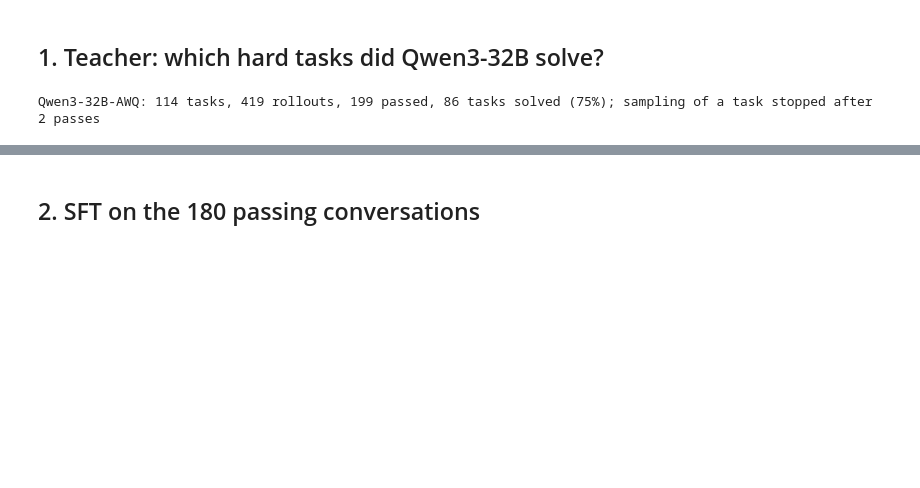
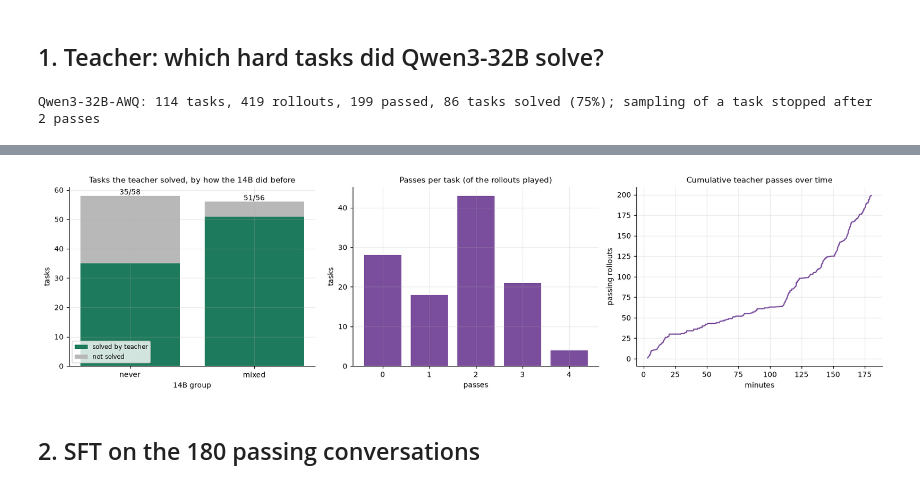
Before and after one commit to teacher57/qwen3-14b-tau-train, a Jupyter notebook: notebooks/distillation_experiment.ipynb, the cells around one changed output, grey strips where cells are left out. Saved outputs shown, nothing was run; the diff lists cells and outputs as text; code cells hidden in the pictures; blank space fills up the shorter version.

Commit message:
Rebuild the distillation notebook with matplotlib (images embedded, renders on GitHub)

```diff
--- a/notebooks/distillation_experiment.ipynb
+++ b/notebooks/distillation_experiment.ipynb
@@ -9,18 +9,16 @@
 
 **Honest summary of the result:** the new model scores +3.9 points pass^1 over the same-pod control (45.7% vs 41.7%), which is *not* statistically significant (paired permutation p = 0.15). Against the earlier baseline measurement (37.8%, other pod, 2 trials) the gap looks nominally significant (+8.7 points on the matched first two trials, p = 0.03), but the identical starting adapter re-run on the new pod scored +2.2 points higher than that earlier test (not significant by itself), so part of that gap is pod-to-pod drift. All three comparisons are shown below.
 # %%
-import json, math, random
+import json, math
 from collections import Counter, defaultdict
 from pathlib import Path
 import numpy as np
 import pandas as pd
-import plotly.graph_objects as go
-import plotly.io as pio
-from plotly.subplots import make_subplots
+import matplotlib.pyplot as plt
 from scipy import stats
 
-pio.renderers.default = "notebook_connected"
-pio.templates.default = "plotly_white"
+plt.rcParams.update({"figure.dpi": 110, "axes.spines.top": False, "axes.spines.right": False, "axes.grid": True,
+                     "grid.alpha": 0.25, "axes.titlesize": 10, "axes.labelsize": 9, "legend.fontsize": 8, "font.size": 9})
 ROOT = Path("..") if Path("../results/distill").exists() else Path(".")
 RUN = json.load(open(ROOT / "results/distill/distill_run.json"))
 TEACHER = json.load(open(ROOT / "results/distill/teacher_run.json"))
@@ -85,18 +79,19 @@ print(f"{S['model']}: {S['n_tasks']} tasks, {S['rollouts_done']} rollouts, {S['r
 pt = pd.DataFrame(TEACHER["per_task"])
 g = pt.groupby("group_14b").agg(tasks=("task_index", "count"), solved=("solved", "sum")).reindex(["never", "mixed", "always"]).dropna()
 g["unsolved"] = g["tasks"] - g["solved"]
-fig = make_subplots(rows=1, cols=3, subplot_titles=("Tasks the teacher solved, by how the 14B did before", "Passes per task (of the rollouts played)", "Cumulative teacher passes over time"),
-                    column_widths=[0.33, 0.33, 0.34])
-fig.add_bar(x=g.index, y=g["solved"], name="solved by teacher", marker_color=C_NEW, row=1, col=1)
-fig.add_bar(x=g.index, y=g["unsolved"], name="not solved", marker_color="#B8B8B8", row=1, col=1)
+fig, ax = plt.subplots(1, 3, figsize=(15, 4))
+ax[0].bar(g.index, g["solved"], color=C_NEW, label="solved by teacher")
+ax[0].bar(g.index, g["unsolved"], bottom=g["solved"], color="#B8B8B8", label="not solved")
+for i, (s_, n_) in enumerate(zip(g["solved"], g["tasks"])):
+    ax[0].text(i, n_ + 0.5, f"{int(s_)}/{int(n_)}", ha="center")
+ax[0].set_title("Tasks the teacher solved, by how the 14B did before"); ax[0].set_xlabel("14B group"); ax[0].set_ylabel("tasks"); ax[0].legend()
 cnt = pt["passes"].value_counts().sort_index()
-fig.add_bar(x=cnt.index.astype(str), y=cnt.values, marker_color=C_TEACH, showlegend=False, row=1, col=2)
+ax[1].bar(cnt.index.astype(str), cnt.values, color=C_TEACH)
+ax[1].set_title("Passes per task (of the rollouts played)"); ax[1].set_xlabel("passes"); ax[1].set_ylabel("tasks")
 rows = sorted((r for r in TEACHER["_rows"] if not r.get("skipped")), key=lambda r: r["finished_at"])
 t0 = rows[0]["started_run_at"]
-cum = np.cumsum([1 if r["reward"] >= 1 else 0 for r in rows])
-fig.add_scatter(x=[(r["finished_at"] - t0) / 60 for r in rows], y=cum, mode="lines", line=dict(color=C_TEACH), showlegend=False, row=1, col=3)
-fig.update_xaxes(title_text="14B group", row=1, col=1); fig.update_xaxes(title_text="passes", row=1, col=2); fig.update_xaxes(title_text="minutes", row=1, col=3)
-fig.update_layout(barmode="stack", height=420, width=1250, legend=dict(orientation="h", y=-0.25))
-fig.show()
+ax[2].plot([(r["finished_at"] - t0) / 60 for r in rows], np.cumsum([1 if r["reward"] >= 1 else 0 for r in rows]), color=C_TEACH)
+ax[2].set_title("Cumulative teacher passes over time"); ax[2].set_xlabel("minutes"); ax[2].set_ylabel("passing rollouts")
+plt.tight_layout(); plt.show()
 # %% [output]
 Qwen3-32B-AWQ: 114 tasks, 419 rollouts, 199 passed, 86 tasks solved (75%); sampling of a task stopped after 2 passes
@@ -104,2 +98,3 @@ Qwen3-32B-AWQ: 114 tasks, 419 rollouts, 199 passed, 86 tasks solved (75%); sampl
+[figure, added]
 # %% [markdown]
 ## 2. SFT on the 180 passing conversations
```
Also changed, not shown: parts of 12 cells of this notebook, 2 other files.
